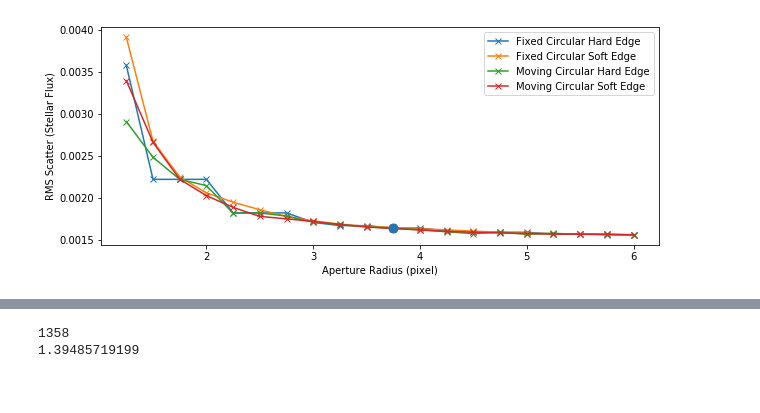
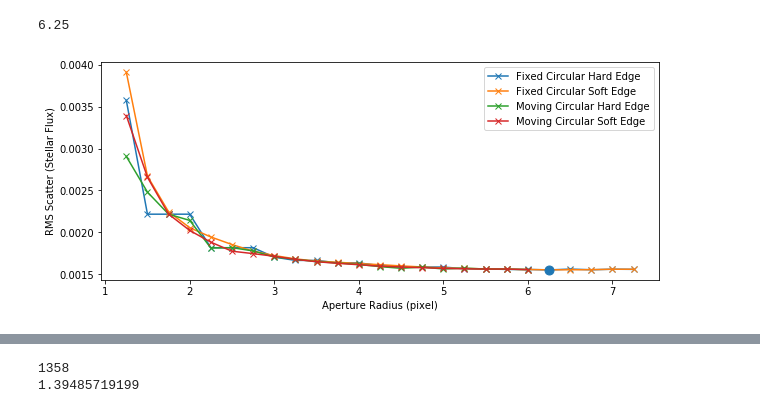
Before and after one commit to lisadang27/SPCA, a Jupyter notebook: notebooks/Comparing_Photometry.ipynb, the cells around one changed output, grey strips where cells are left out. Saved outputs shown, nothing was run; the diff lists cells and outputs as text; code cells hidden in the pictures.

```diff
--- a/notebooks/Comparing_Photometry.ipynb
+++ b/notebooks/Comparing_Photometry.ipynb
@@ -19,8 +26,8 @@ Run_list = [ 'Run1',  'Run2',  'Run3',  'Run4',  'Run5',  'Run6',  'Run7',  'Run
 # %%
 RMS = []
-for i in range(len(Run_list)):
+for i in range(len(Rlist_fc)):
     # folder of the Run
-    foldername = path1 + Run_list[i]
+    foldername = path + Rlist_fc[i]
 
     # name of file where the data is
     snip = 'ch1_datacube_binned_AORs464.dat'
@@ -42,7 +49,7 @@ for i in range(len(Run_list)):
     RMS.append(RMS_tmp)
 
     # plotting
-    path_plot = path1 + Run_list[i] + '/RMS_Scatter.pdf'
+    path_plot = path + Rlist_fc[i] + '/RMS_Scatter.pdf'
 
     fig, axes = plt.subplots(ncols = 1, nrows = 2, sharex = True, figsize = (10,6))
     fig.suptitle('RMS = '+ str(RMS_tmp))
@@ -59,12 +66,12 @@ for i in range(len(Run_list)):
     fig.savefig(path_plot)
     plt.close()
 
-RMS_fcenter = RMS
+RMS_fc = RMS
 # %%
 RMS = []
-for i in range(len(Run_list)):
+for i in range(len(Rlist_fe)):
     # folder of the Run
-    foldername = path2 + Run_list[i]
+    foldername = path + Rlist_fe[i]
 
     # name of file where the data is
     snip = 'ch1_datacube_binned_AORs464.dat'
@@ -86,7 +93,7 @@ for i in range(len(Run_list)):
     RMS.append(RMS_tmp)
 
     # plotting
-    path_plot = path2 + Run_list[i] + '/RMS_Scatter.pdf'
+    path_plot = path + Rlist_fe[i] + '/RMS_Scatter.pdf'
 
     fig, axes = plt.subplots(ncols = 1, nrows = 2, sharex = True, figsize = (10,6))
     fig.suptitle('RMS = '+ str(RMS_tmp))
@@ -103,12 +110,12 @@ for i in range(len(Run_list)):
     fig.savefig(path_plot)
     plt.close()
 
-RMS_fexact = RMS
+RMS_fe = RMS
 # %%
 RMS = []
-for i in range(len(Run_list)):
+for i in range(len(Rlist_mc)):
     # folder of the Run
-    foldername = path3 + Run_list[i]
+    foldername = path + Rlist_mc[i]
 
     # name of file where the data is
     snip = 'ch1_datacube_binned_AORs464.dat'
@@ -130,7 +137,7 @@ for i in range(len(Run_list)):
     RMS.append(RMS_tmp)
 
     # plotting
-    path_plot = path3 + Run_list[i] + '/RMS_Scatter.pdf'
+    path_plot = path + Rlist_mc[i] + '/RMS_Scatter.pdf'
 
     fig, axes = plt.subplots(ncols = 1, nrows = 2, sharex = True, figsize = (10,6))
     fig.suptitle('RMS = '+ str(RMS_tmp))
@@ -147,12 +154,12 @@ for i in range(len(Run_list)):
     fig.savefig(path_plot)
     plt.close()
 
-RMS_mcenter = RMS
+RMS_mc = RMS
 # %%
 RMS = []
-for i in range(len(Run_list)):
+for i in range(len(Rlist_me)):
     # folder of the Run
-    foldername = path4 + Run_list[i]
+    foldername = path + Rlist_me[i]
 
     # name of file where the data is
     snip = 'ch1_datacube_binned_AORs464.dat'
@@ -174,7 +181,7 @@ for i in range(len(Run_list)):
     RMS.append(RMS_tmp)
 
     # plotting
-    path_plot = path4 + Run_list[i] + '/RMS_Scatter.pdf'
+    path_plot = path + Rlist_me[i] + '/RMS_Scatter.pdf'
 
     fig, axes = plt.subplots(ncols = 1, nrows = 2, sharex = True, figsize = (10,6))
     fig.suptitle('RMS = '+ str(RMS_tmp))
@@ -191,5 +198,5 @@ for i in range(len(Run_list)):
     fig.savefig(path_plot)
     plt.close()
 
-RMS_mexact = RMS
+RMS_me = RMS
 # %%
@@ -205,24 +212,29 @@ print(np.min(RMS_mexact),  np.argmin(RMS_mexact))
+# %%
+np.linspace(1.25, 1.25+0.25*(len(RMS_fc)-1),len(RMS_fc))[20]
+# %% [output]
+6.25
 # %%
 %matplotlib inline
 radii = [1.25, 1.5, 1.75, 2.0, 2.25, 2.5, 2.75, 3.0, 3.25, 3.5, 3.75, 4.0, 4.25, 4.5, 4.75, 5.0, 5.25, 5.5, 5.75, 6.0]
 
 # path to directory where the plot will be saved
-path_plot = 'C:/Users/Lisa/Desktop/Phase_Curves/ch1/02_Photometry_Comparison/Comparison.pdf'
+path_plot = path+'/Comparison.pdf'
 
 plt.figure(figsize = (10,4))
-plt.plot(radii,  RMS_fcenter, 'x-', label = 'Fixed Circular Hard Edge')
-plt.plot(radii,  RMS_fexact, 'x-', label = 'Fixed Circular Soft Edge')
-plt.plot(radii,  RMS_mcenter, 'x-', label = 'Moving Circular Hard Edge')
-plt.plot(radii,  RMS_mexact, 'x-', label = 'Moving Circular Soft Edge')
+plt.plot(np.linspace(1.25, 1.25+0.25*(len(RMS_fc)-1),len(RMS_fc)),  RMS_fc, 'x-', label = 'Fixed Circular Hard Edge')
+plt.plot(np.linspace(1.25, 1.25+0.25*(len(RMS_fe)-1),len(RMS_fe)),  RMS_fe, 'x-', label = 'Fixed Circular Soft Edge')
+plt.plot(np.linspace(1.25, 1.25+0.25*(len(RMS_mc)-1),len(RMS_mc)),  RMS_mc, 'x-', label = 'Moving Circular Hard Edge')
+plt.plot(np.linspace(1.25, 1.25+0.25*(len(RMS_me)-1),len(RMS_me)),  RMS_me, 'x-', label = 'Moving Circular Soft Edge')
 
-plt.plot(radii[10],  RMS_fcenter[10], color='C0', marker='o', markersize=9, fillstyle = 'full')
+#plt.yscale('log')
+plt.plot(6.25,  RMS_fc[20], color='C0', marker='o', markersize=9, fillstyle = 'full')
 
 #plt.axhline(y=1.39485316958, color='orange', linewidth = 1, label = 'PSF Fitting')
 #plt.axhline(y=RMS45, color='orange', linewidth = 1)
 plt.xlabel('Aperture Radius (pixel)')
 plt.ylabel('RMS Scatter (Stellar Flux)')
 plt.legend(loc=1)
 
 plt.savefig(path_plot)
 # %% [output]
-[figure, old version]
+[figure, new version]
```
Also changed, not shown: parts of 6 cells of this notebook, 9 other files.
